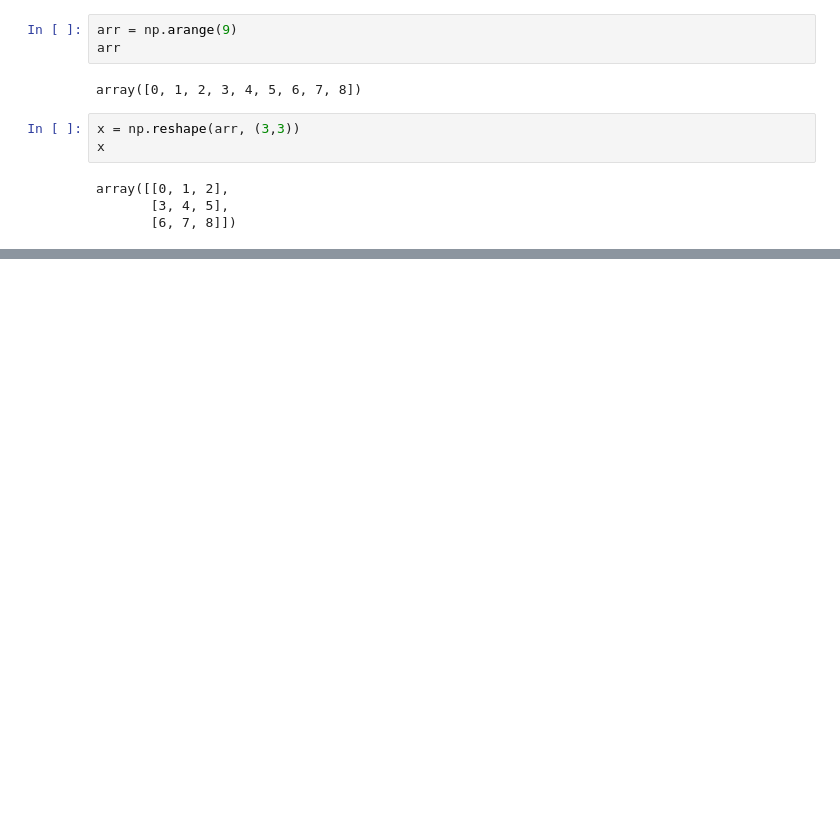
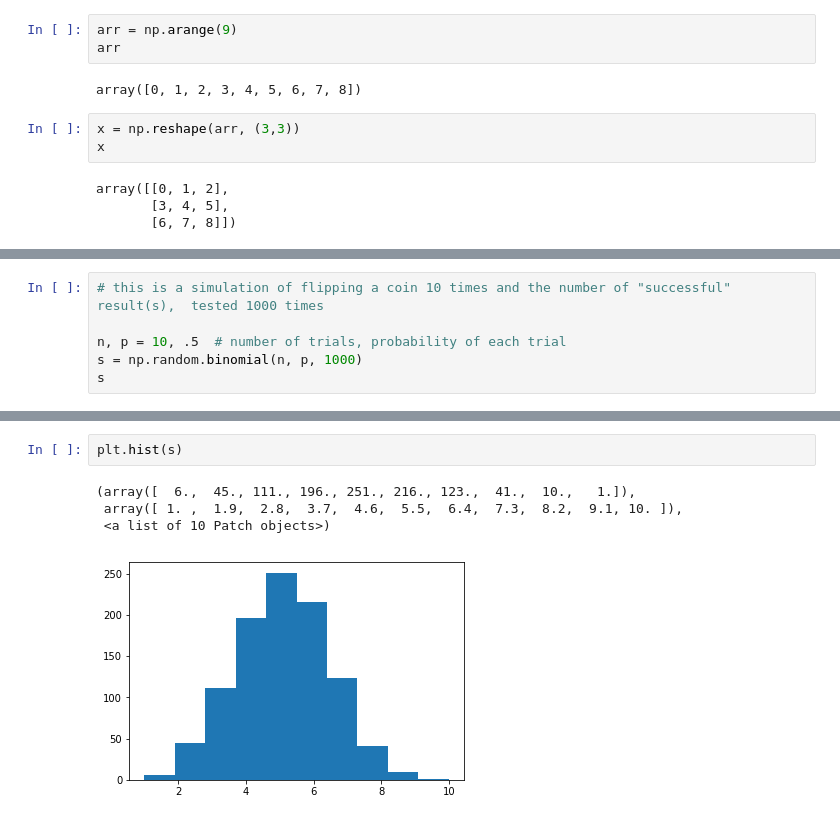
Before and after one commit to NurseQ/Programming-for-Data-Analytics, a Jupyter notebook: randomNumpy.ipynb, the cells around one changed output, grey strips where cells are left out. Drawn from its saved outputs; the diff is of its cells as text; blank space fills up the shorter version.

Commit message:
Explain numpy.random.binomial, add example of code.

```diff
--- a/randomNumpy.ipynb
+++ b/randomNumpy.ipynb
@@ -166,0 +172,6 @@ array([[6, 7, 8],
+# %%
+# this is a simulation of flipping a coin 10 times and the number of "successful" result(s),  tested 1000 times
+
+n, p = 10, .5  # number of trials, probability of each trial
+s = np.random.binomial(n, p, 1000)
+s
@@ -166,0 +196,7 @@ array([[6, 7, 8],
+# %%
+plt.hist(s)
+# %% [output]
+(array([  6.,  45., 111., 196., 251., 216., 123.,  41.,  10.,   1.]),
+ array([ 1. ,  1.9,  2.8,  3.7,  4.6,  5.5,  6.4,  7.3,  8.2,  9.1, 10. ]),
+ <a list of 10 Patch objects>)
+[figure, added]
```
Also changed, not shown: parts of 10 cells of this notebook.
